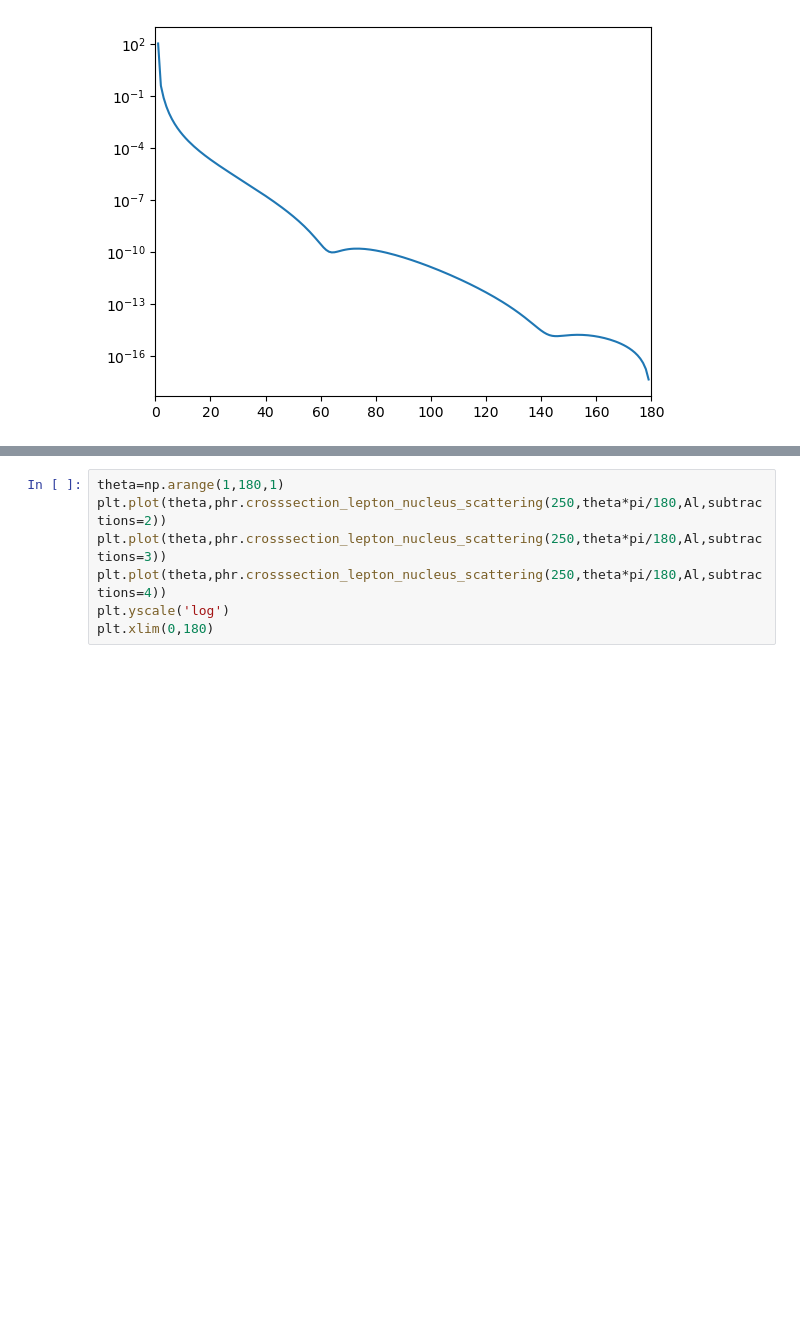
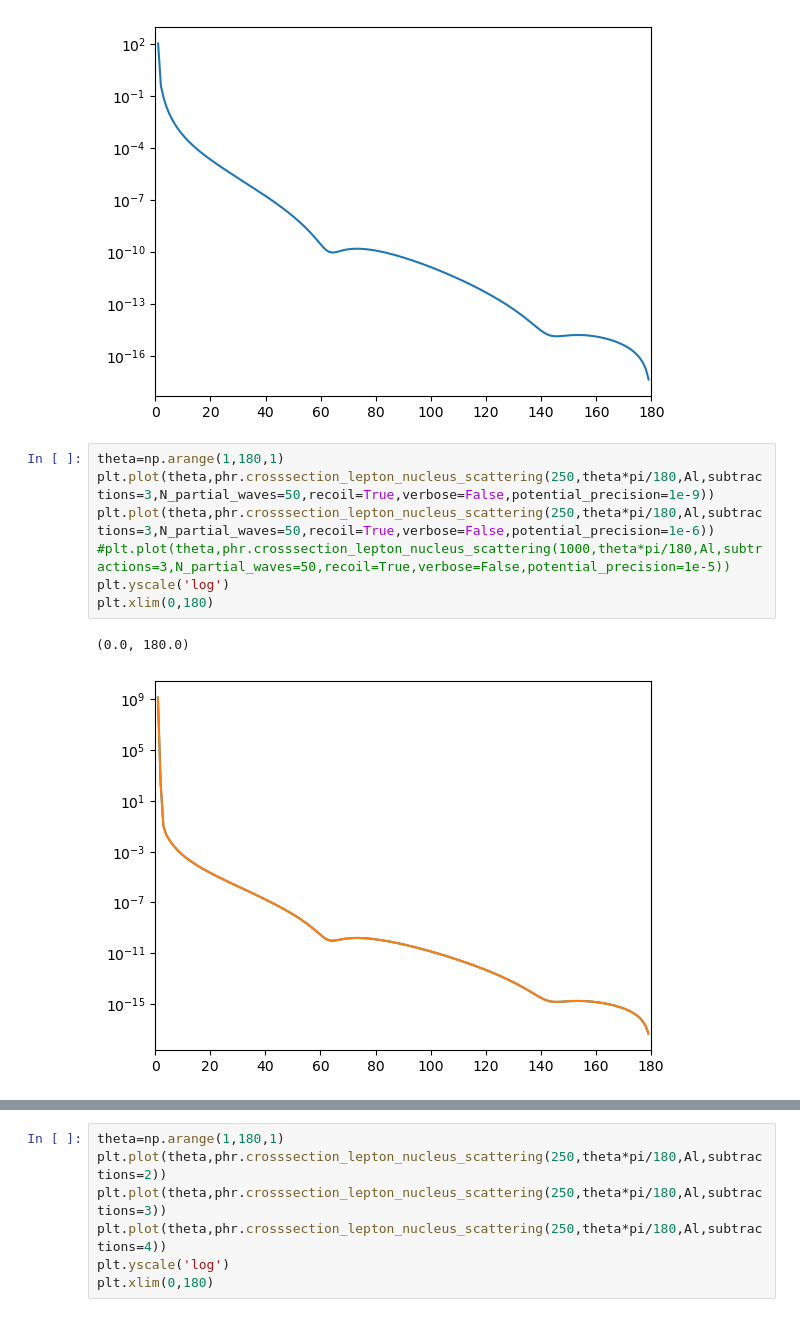
Before and after one commit to Partynumbers42/phasr, a Jupyter notebook: TemporaryTesting.ipynb, the cells around one changed output, grey strips where cells are left out. Cells and saved outputs as stored; diff of their text form; blank space fills up the shorter version.

```diff
--- a/TemporaryTesting.ipynb
+++ b/TemporaryTesting.ipynb
@@ -1720,5 +1763,15 @@ plt.xlim(0,180)
 # %% [output]
 (0.0, 180.0)
 [figure]
+# %%
+theta=np.arange(1,180,1)
+plt.plot(theta,phr.crosssection_lepton_nucleus_scattering(250,theta*pi/180,Al,subtractions=3,N_partial_waves=50,recoil=True,verbose=False,potential_precision=1e-9))
+plt.plot(theta,phr.crosssection_lepton_nucleus_scattering(250,theta*pi/180,Al,subtractions=3,N_partial_waves=50,recoil=True,verbose=False,potential_precision=1e-6))
+#plt.plot(theta,phr.crosssection_lepton_nucleus_scattering(1000,theta*pi/180,Al,subtractions=3,N_partial_waves=50,recoil=True,verbose=False,potential_precision=1e-5))
+plt.yscale('log')
+plt.xlim(0,180)
+# %% [output]
+(0.0, 180.0)
+[figure, added]
 # %%
 theta=np.arange(1,180,1)
```
Also changed, not shown: parts of 6 cells of this notebook, 3 other files.
